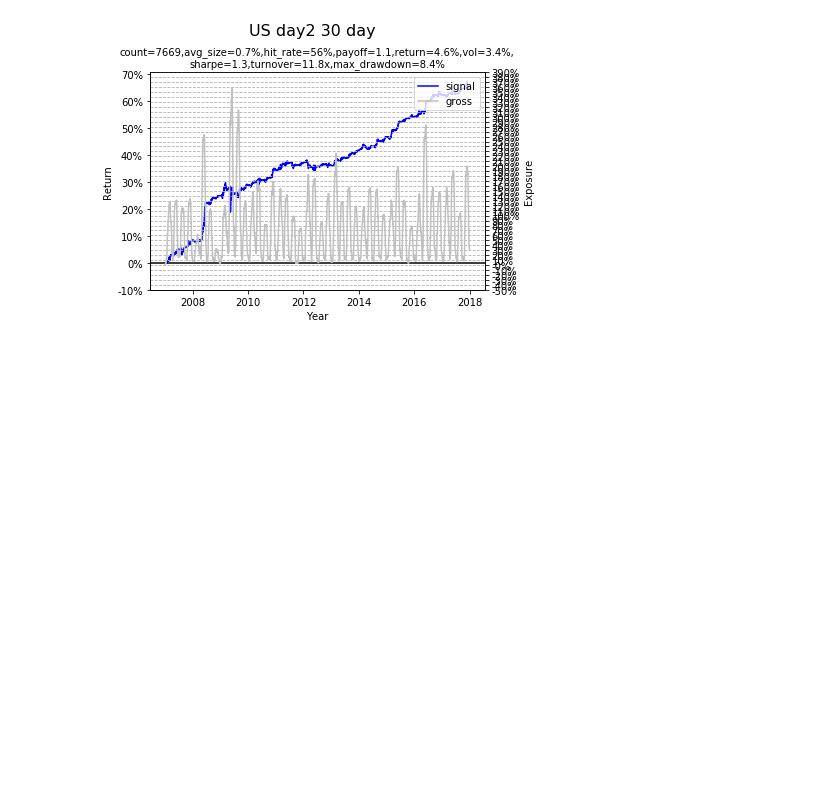
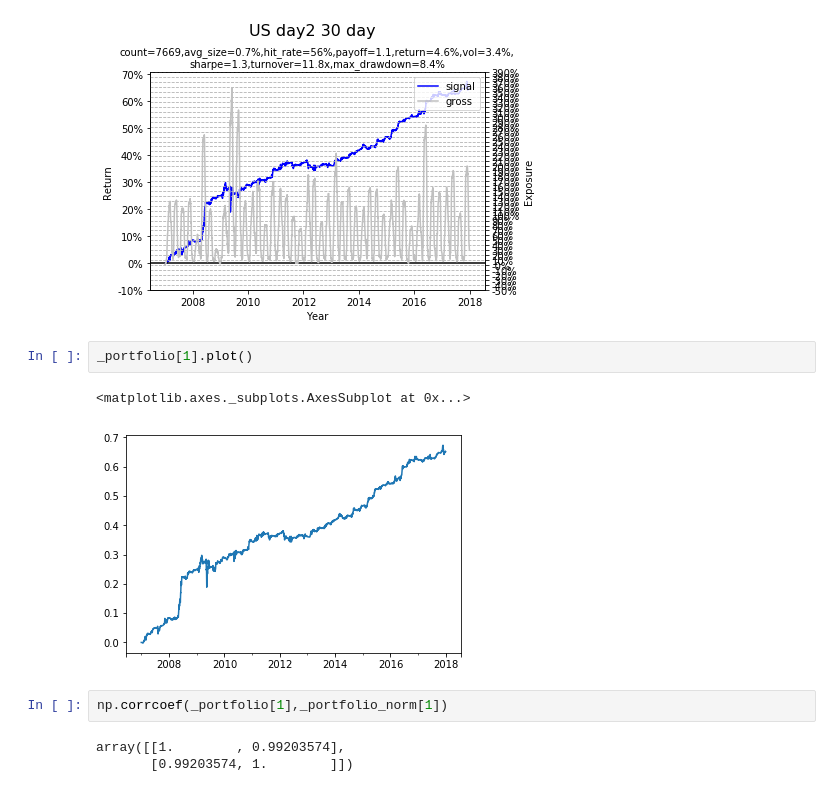
Before and after one commit to zliyclh/post_result, a Jupyter notebook: Signal 1 new version.ipynb, the cells around one changed output. Saved outputs shown, nothing was run; the diff lists cells and outputs as text; blank space fills up the shorter version.

```diff
--- a/Signal 1 new version.ipynb
+++ b/Signal 1 new version.ipynb
@@ -644,3 +651,13 @@ US_day2_30d_norm.plot_account("US day2 30 day norm")
 US_day2_30d.plot_account("US day2 30 day")
 # %% [output]
 [figure]
+# %%
+_portfolio[1].plot()
+# %% [output]
+<matplotlib.axes._subplots.AxesSubplot at 0x...>
+[figure, added]
+# %%
+np.corrcoef(_portfolio[1],_portfolio_norm[1])
+# %% [output]
+array([[1.        , 0.99203574],
+       [0.99203574, 1.        ]])
```
Also changed, not shown: parts of 18 cells of this notebook.
